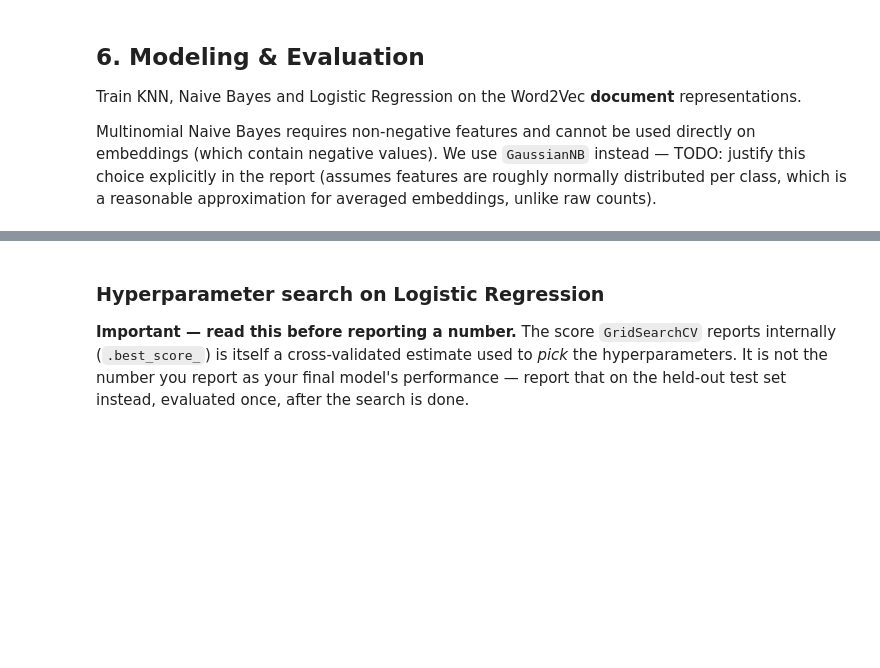
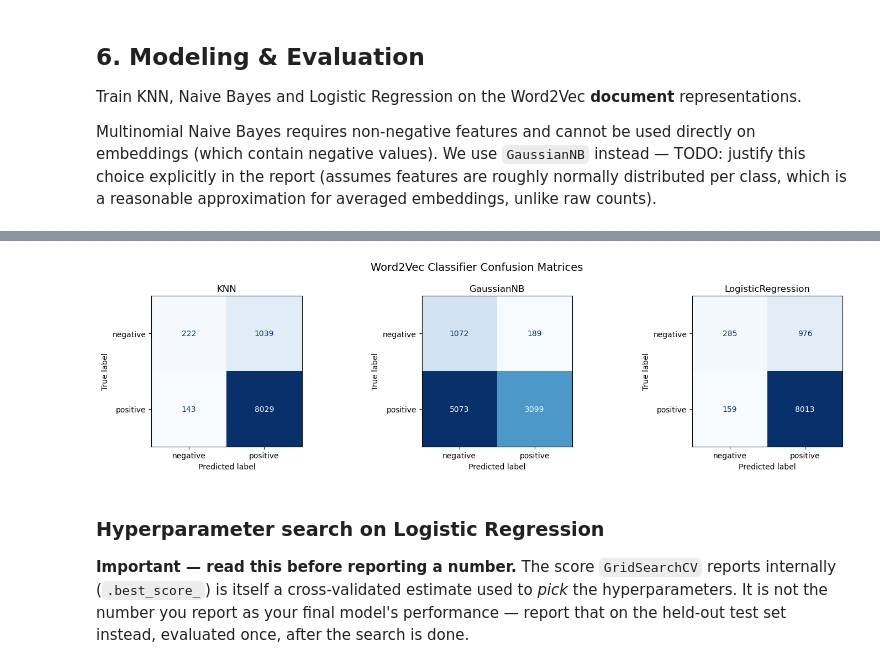
Before and after one commit to GLJADS/AML_v2.0, a Jupyter notebook: Assignment1_CDs_Vinyl.ipynb, the cells around one changed output, grey strips where cells are left out. Drawn from its saved outputs; the diff is of its cells as text; code cells hidden in the pictures; blank space fills up the shorter version.

Commit message:
Implement Word2Vec KNN, NB, LR with CV and GridSearch, added the pipelines for the models (previously missing)

```diff
--- a/Assignment1_CDs_Vinyl.ipynb
+++ b/Assignment1_CDs_Vinyl.ipynb
@@ -670,0 +689,17 @@ for name, model in models.items():
+# %%
+#Cross validation
+cv_results = []
+cv_fold_results = {}
+for name, model in models.items():
+    scores_cv = cross_validate(model, X_tr, y_tr, cv=cv, scoring=scoring, n_jobs=-1, return_train_score=False)
+    cv_fold_results[name] = scores_cv
+    cv_results.append({
+        "model": name,
+        "cv_macro_f1_mean": scores_cv["test_macro_f1"].mean(),
+        "cv_macro_f1_std": scores_cv["test_macro_f1"].std(),
+    })
+
+#Display results
+cv_results_df = pd.DataFrame(cv_results).sort_values("cv_macro_f1_mean",ascending=False).round(4)
+print("\nWord2Vec classifier cross-validation results:")
+display(cv_results_df)
@@ -671,3 +766,40 @@ for name, model in models.items():
+# %%
+# Confusion matrices
+
+fig, axes = plt.subplots(1, 3, figsize=(15, 4))
+
+for ax, (name, model) in zip(axes, models.items()):
+
+    model.fit(X_tr, y_tr)
+
+    ConfusionMatrixDisplay.from_estimator(
+        model,
+        X_te,
+        y_te,
+        display_labels=["negative", "positive"],
+        cmap="Blues",
+        colorbar=False,
+        ax=ax
+    )
+
+    ax.set_title(name)
+
+plt.suptitle(
+    "Word2Vec Classifier Confusion Matrices",
+    fontsize=14
+)
+
+plt.tight_layout()
+
+plt.savefig(
+    "Report/images/w2v_confusion_matrices.png",
+    dpi=150,
+    bbox_inches="tight"
+)
+
+plt.show()
+# %% [output]
+[figure, added]
 # %% [markdown]
 ### Hyperparameter search on Logistic Regression
 
```
Also changed, not shown: parts of 21 cells of this notebook.
